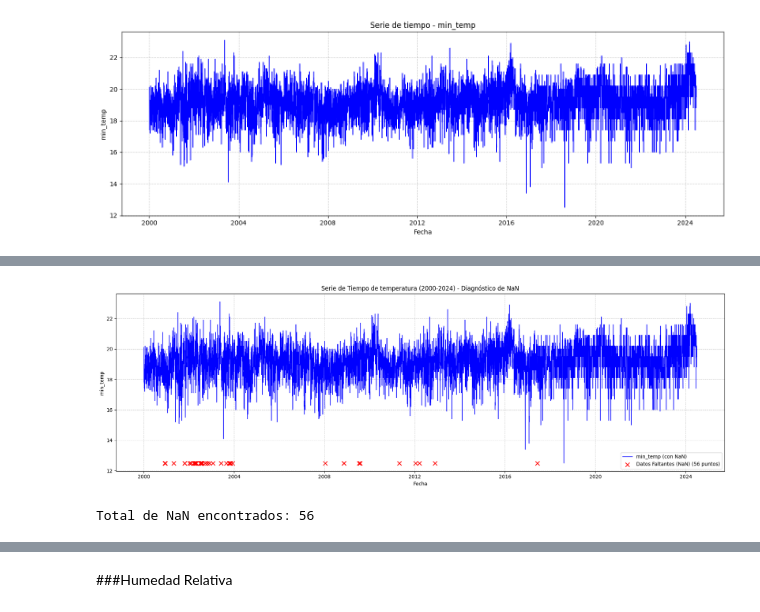
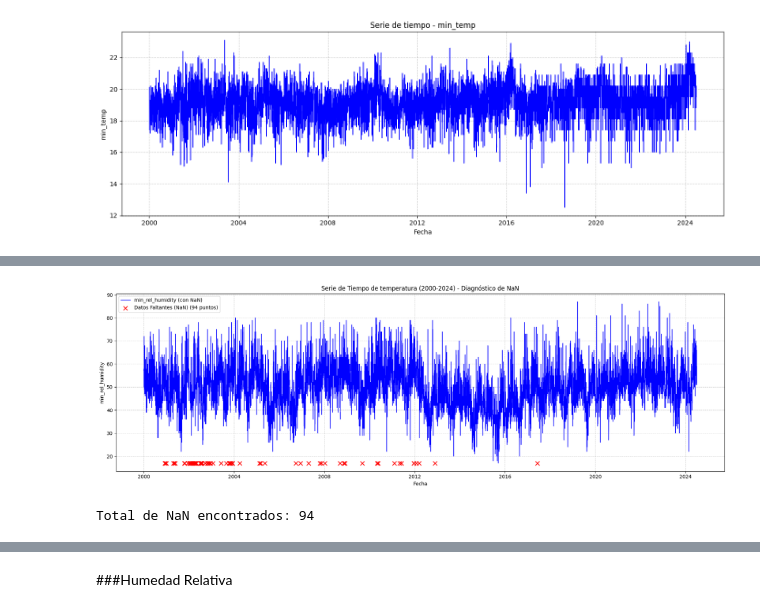
Before and after one commit to Laura9704/Fundamentos_MCD, a Jupyter notebook: Codigo_taller.ipynb, the cells around one changed output, grey strips where cells are left out. Drawn from its saved outputs; the diff is of its cells as text; code cells hidden in the pictures.

```diff
--- a/Codigo_taller.ipynb
+++ b/Codigo_taller.ipynb
@@ -687,39 +670,39 @@ plt.figure(figsize=(18, 6))
 
 # Ploteamos la serie con los NaN (la línea se romperá donde hay NaN)
 plt.plot(df["date"],
-         df["min_temp"],
+         df["min_rel_humidity"],
          color="blue",
          linewidth=1,
-         label="min_temp (con NaN)")
+         label="min_rel_humidity (con NaN)")
 
 # 2. Resaltar todos los puntos Faltantes (NaN)
-nan_values = df[df["min_temp"].isnull()]
+nan_values = df[df["min_rel_humidity"].isnull()]
 
 if not nan_values.empty:
     # Usamos el valor mínimo visible para posicionar las marcas rojas,
     # para que no interfieran con la línea.
-    min_visible_humidity = df["min_temp"].min()
+    min_visible_humidity = df["min_rel_humidity"].min()
 
     plt.scatter(nan_values["date"],
                 [min_visible_humidity] * len(nan_values),
                 color='red',
                 marker='x',
                 s=70,
                 label=f'Datos Faltantes (NaN) ({len(nan_values)} puntos)')
 else:
-    print("¡No se encontraron NaN en min_temp! La serie ya está completa.")
+    print("¡No se encontraron NaN en min_rel_humidity! La serie ya está completa.")
 
 
 plt.title("Serie de Tiempo de temperatura (2000-2024) - Diagnóstico de NaN")
 plt.xlabel("Fecha")
-plt.ylabel("min_temp")
+plt.ylabel("min_rel_humidity")
 plt.legend()
 plt.grid(True, linestyle="--", alpha=0.6)
 plt.tight_layout()
 plt.show()
 
 # 3. Diagnóstico de Fechas Específicas
 print(f"Total de NaN encontrados: {nan_values.shape[0]}")
 # %% [output]
-[figure, old version]
+[figure, new version]
-Total de NaN encontrados: 56
+Total de NaN encontrados: 94
```
Also changed, not shown: parts of 46 cells of this notebook.
